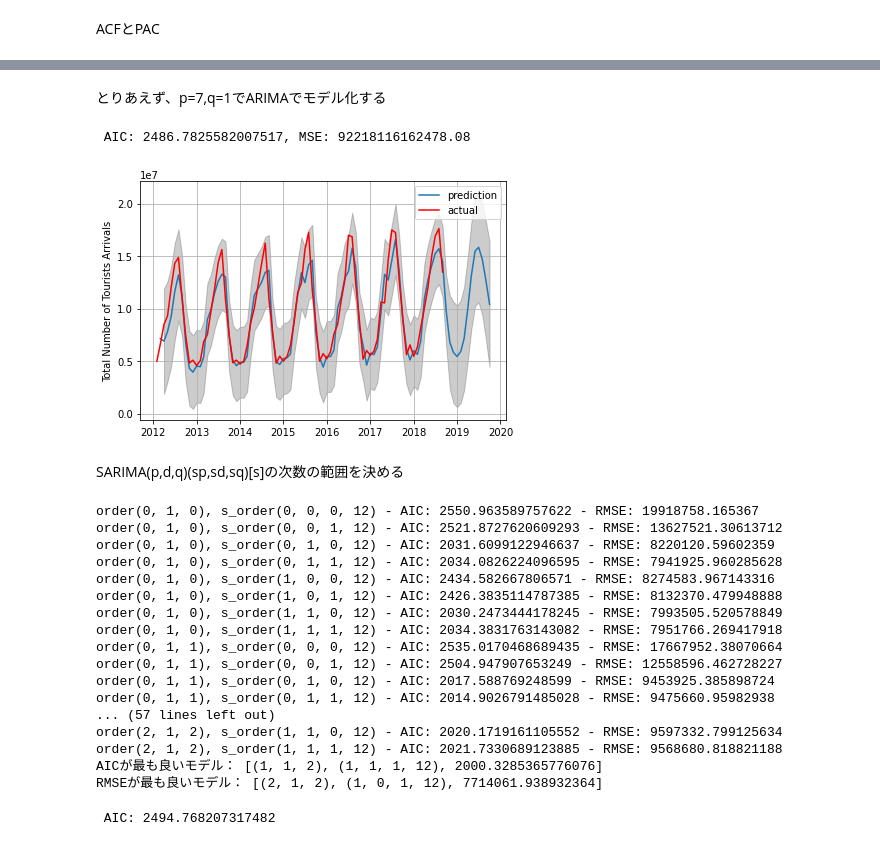
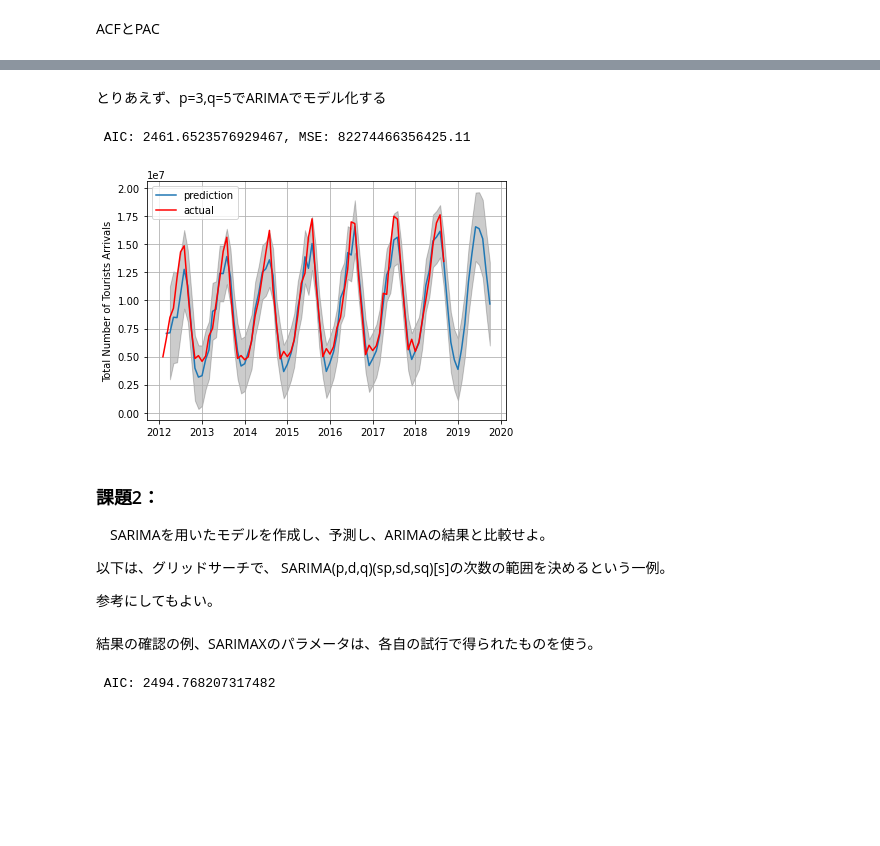
Before and after one commit to miwamasa/DataScience2022, a Jupyter notebook: notebooks/report2.ipynb, the cells around one changed output, grey strips where cells are left out. Saved outputs shown, nothing was run; the diff lists cells and outputs as text; code cells hidden in the pictures; blank space fills up the shorter version.

```diff
--- a/notebooks/report2.ipynb
+++ b/notebooks/report2.ipynb
@@ -346,39 +378,46 @@ plot_pacf(ts_diff, lags =12);
 # %% [markdown]
-とりあえず、p=7,q=1でARIMAでモデル化する
+とりあえず、p=3,q=5でARIMAでモデル化する
 # %%
 from statsmodels.tsa.statespace.sarimax import SARIMAX
 import numpy as np
 
 def mean_squared_error(y, t):
    return 0.5 * np.sum((y-t)**2)
 
-p = 7
-q = 1
+p = 3
+q = 5
 model = SARIMAX(ts80, order=(p,d,q))
 model_fit = model.fit()
 
 fcast = model_fit.get_prediction(start=1, end=len(ts))
 ts_p = fcast.predicted_mean
 ts_ci = fcast.conf_int()
 
 
 plt.show()
 plt.plot(ts_p,label='prediction')
 plt.plot(ts80,color='red',label='actual')
 plt.fill_between(ts_ci.index[1:],
                 ts_ci.iloc[1:, 0],
                 ts_ci.iloc[1:, 1], color='k', alpha=.2)
 
 plt.ylabel('Total Number of Tourists Arrivals')
 plt.legend()
 plt.tight_layout()
 plt.grid()
 print(' AIC: {}, MSE: {}'.format(model_fit.aic,mean_squared_error(ts_p,ts) ))
 # %% [output]
- AIC: 2486.7825582007517, MSE: 92218116162478.08
+ AIC: 2461.6523576929467, MSE: 82274466356425.11
-[figure, old version]
+[figure, new version]
 # %% [markdown]
-SARIMA(p,d,q)(sp,sd,sq)[s]の次数の範囲を決める
+### 課題2：
+　SARIMAを用いたモデルを作成し、予測し、ARIMAの結果と比較せよ。
+
+
+以下は、グリッドサーチで、
+SARIMA(p,d,q)(sp,sd,sq)[s]の次数の範囲を決めるという一例。
+
+参考にしてもよい。
 # %%
 import itertools
 
@@ -401,14 +440,15 @@ best_rmse = [0, 0, 100000000000]
 for param in pdq:
     for param_seasonal in seasonal_pdq:
       try:
+        # SARIMAXによりモデルを作成
             mod = SARIMAX(ts80,
                           order = param,
                           seasonal_order = param_seasonal)
-            results = mod.fit()
-            fcast = results.get_prediction(start=1, end=len(ts))
-            ts_p = fcast.predicted_mean
-
-            rmse = np.sqrt(mean_squared_error(ts_p,ts))
+         #ここはあえて、空白にしています。
+         #当てはめ
+         #予測
+         #  fcast.predicted_mean
+         # RMSEを計算
 
             print('order{}, s_order{} - AIC: {} - RMSE: {}'.format(param, param_seasonal, results.aic,rmse ))
 
@@ -421,24 +461,8 @@ for param in pdq:
 
 print('AICが最も良いモデル：', best_result)
 print('RMSEが最も良いモデル：', best_rmse)
-# %% [output]
-order(0, 1, 0), s_order(0, 0, 0, 12) - AIC: 2550.963589757622 - RMSE: 19918758.165367
-order(0, 1, 0), s_order(0, 0, 1, 12) - AIC: 2521.8727620609293 - RMSE: 13627521.30613712
-order(0, 1, 0), s_order(0, 1, 0, 12) - AIC: 2031.6099122946637 - RMSE: 8220120.59602359
-order(0, 1, 0), s_order(0, 1, 1, 12) - AIC: 2034.0826224096595 - RMSE: 7941925.960285628
-order(0, 1, 0), s_order(1, 0, 0, 12) - AIC: 2434.582667806571 - RMSE: 8274583.967143316
-order(0, 1, 0), s_order(1, 0, 1, 12) - AIC: 2426.3835114787385 - RMSE: 8132370.479948888
-order(0, 1, 0), s_order(1, 1, 0, 12) - AIC: 2030.2473444178245 - RMSE: 7993505.520578849
-order(0, 1, 0), s_order(1, 1, 1, 12) - AIC: 2034.3831763143082 - RMSE: 7951766.269417918
-order(0, 1, 1), s_order(0, 0, 0, 12) - AIC: 2535.0170468689435 - RMSE: 17667952.38070664
-order(0, 1, 1), s_order(0, 0, 1, 12) - AIC: 2504.947907653249 - RMSE: 12558596.462728227
-order(0, 1, 1), s_order(0, 1, 0, 12) - AIC: 2017.588769248599 - RMSE: 9453925.385898724
-order(0, 1, 1), s_order(0, 1, 1, 12) - AIC: 2014.9026791485028 - RMSE: 9475660.95982938
-... (57 lines left out)
-order(2, 1, 2), s_order(1, 1, 0, 12) - AIC: 2020.1719161105552 - RMSE: 9597332.799125634
-order(2, 1, 2), s_order(1, 1, 1, 12) - AIC: 2021.7330689123885 - RMSE: 9568680.818821188
-AICが最も良いモデル： [(1, 1, 2), (1, 1, 1, 12), 2000.3285365776076]
-RMSEが最も良いモデル： [(2, 1, 2), (1, 0, 1, 12), 7714061.938932364]
+# %% [markdown]
+結果の確認の例、SARIMAXのパラメータは、各自の試行で得られたものを使う。
 # %%
 model = SARIMAX(ts80, order=(2,1,2),seasonal_order=(1,0,1,12))
 model_fit = model.fit(disp=1,solver='powell')
```
Also changed, not shown: parts of 11 cells of this notebook.
